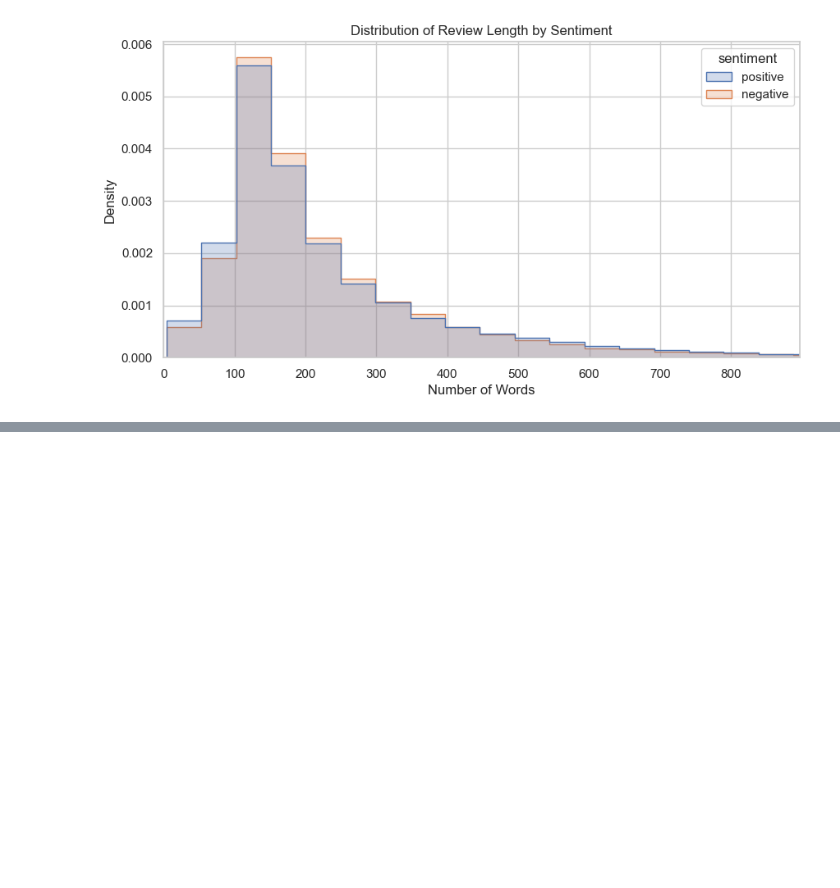
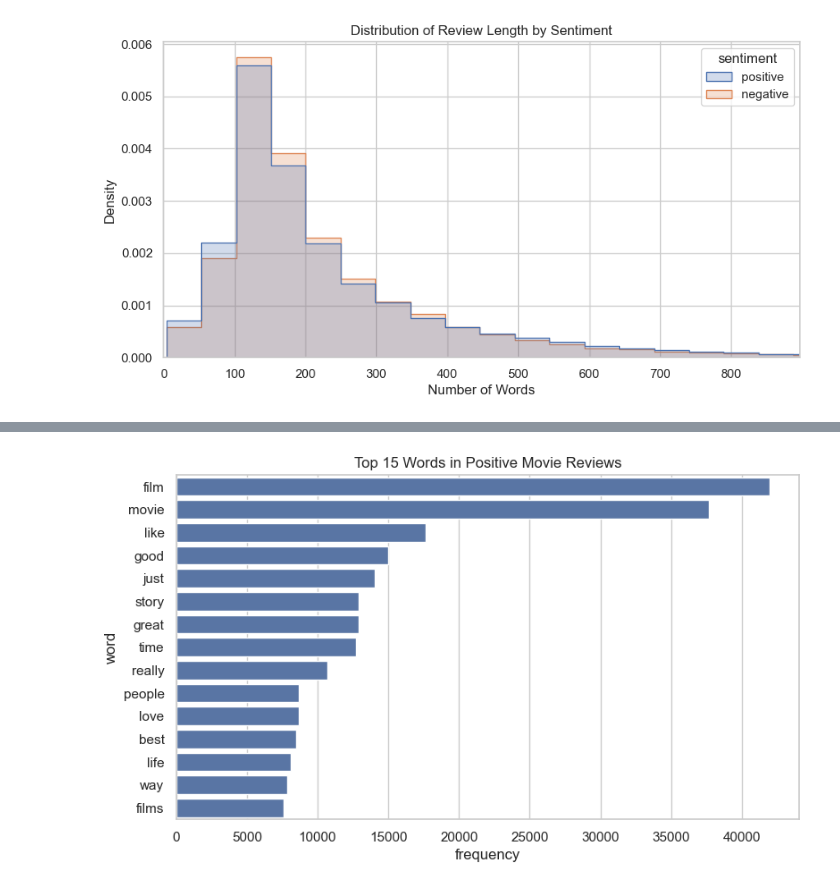
Before and after one commit to pawandubey82/Sentiment-Analysis-of-Movie-Reviews-Using-Machine-Learning, a Jupyter notebook: Sentiment_Analysis_of_Movie_Reviews_Using_Machine_Learning.ipynb, the cells around one changed output, grey strips where cells are left out. Saved outputs shown, nothing was run; the diff lists cells and outputs as text; code cells hidden in the pictures; blank space fills up the shorter version.

Commit message:
Get top value and perform Data Frame

```diff
--- a/Sentiment_Analysis_of_Movie_Reviews_Using_Machine_Learning.ipynb
+++ b/Sentiment_Analysis_of_Movie_Reviews_Using_Machine_Learning.ipynb
@@ -169,0 +172,30 @@ plt.show()
+# %%
+from collections import Counter
+from sklearn.feature_extraction.text import ENGLISH_STOP_WORDS
+
+def get_top_words(texts, n=15):
+    words = []
+
+    for text in texts:
+        tokens = re.findall(r"\b[a-zA-Z]{3,}\b", text.lower())
+        words.extend(
+            word for word in tokens
+            if word not in ENGLISH_STOP_WORDS
+        )
+
+    return Counter(words).most_common(n)
+
+positive_words = get_top_words(
+    df.loc[df["sentiment"] == "positive", "review"]
+)
+
+positive_df = pd.DataFrame(
+    positive_words, columns=["word", "frequency"]
+)
+
+plt.figure(figsize=(9, 5))
+sns.barplot(data=positive_df, x="frequency", y="word")
+plt.title("Top 15 Words in Positive Movie Reviews")
+plt.show()
+# %% [output]
+[figure, added]
```
Also changed, not shown: parts of 1 cell of this notebook.
